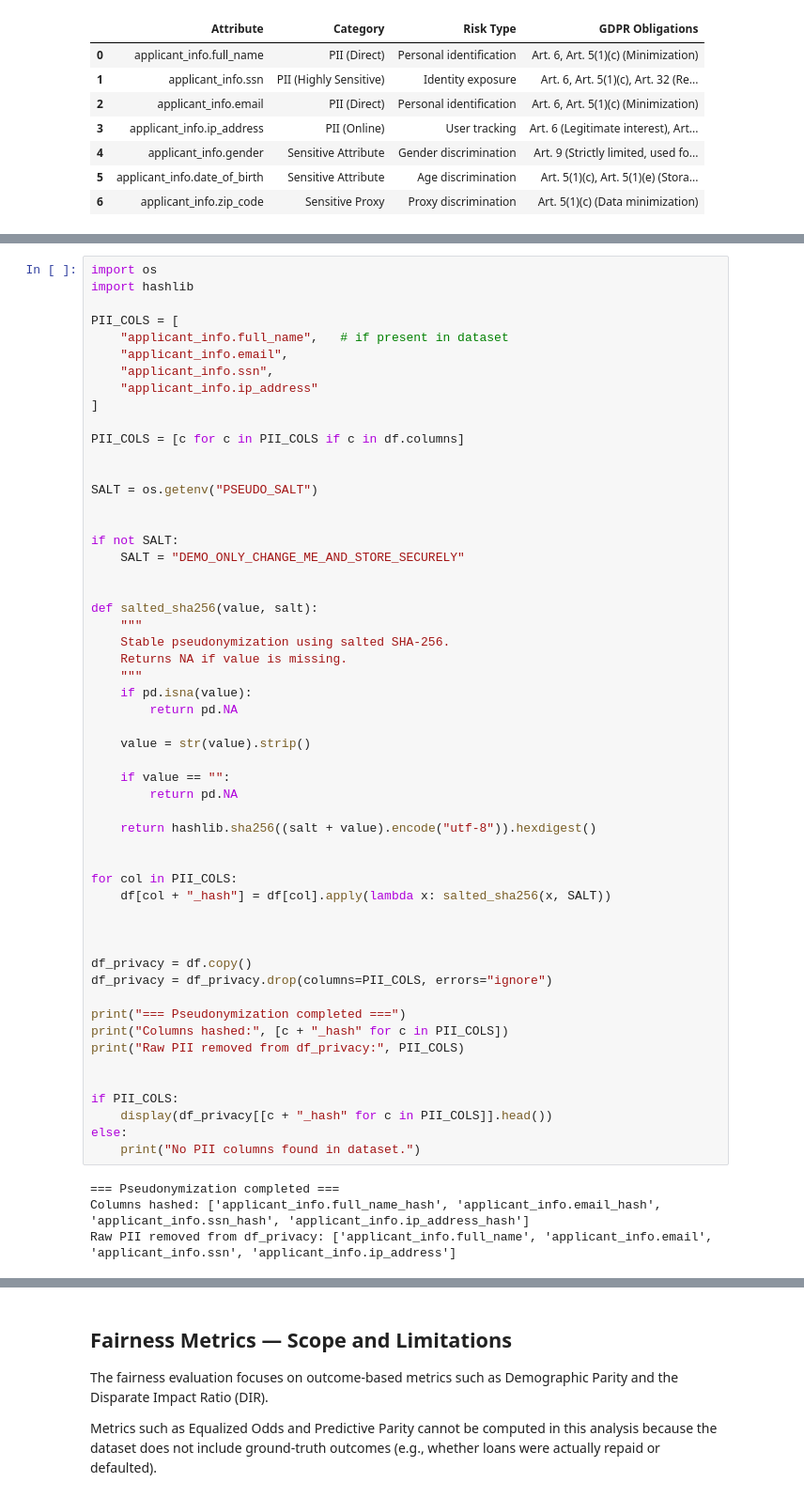
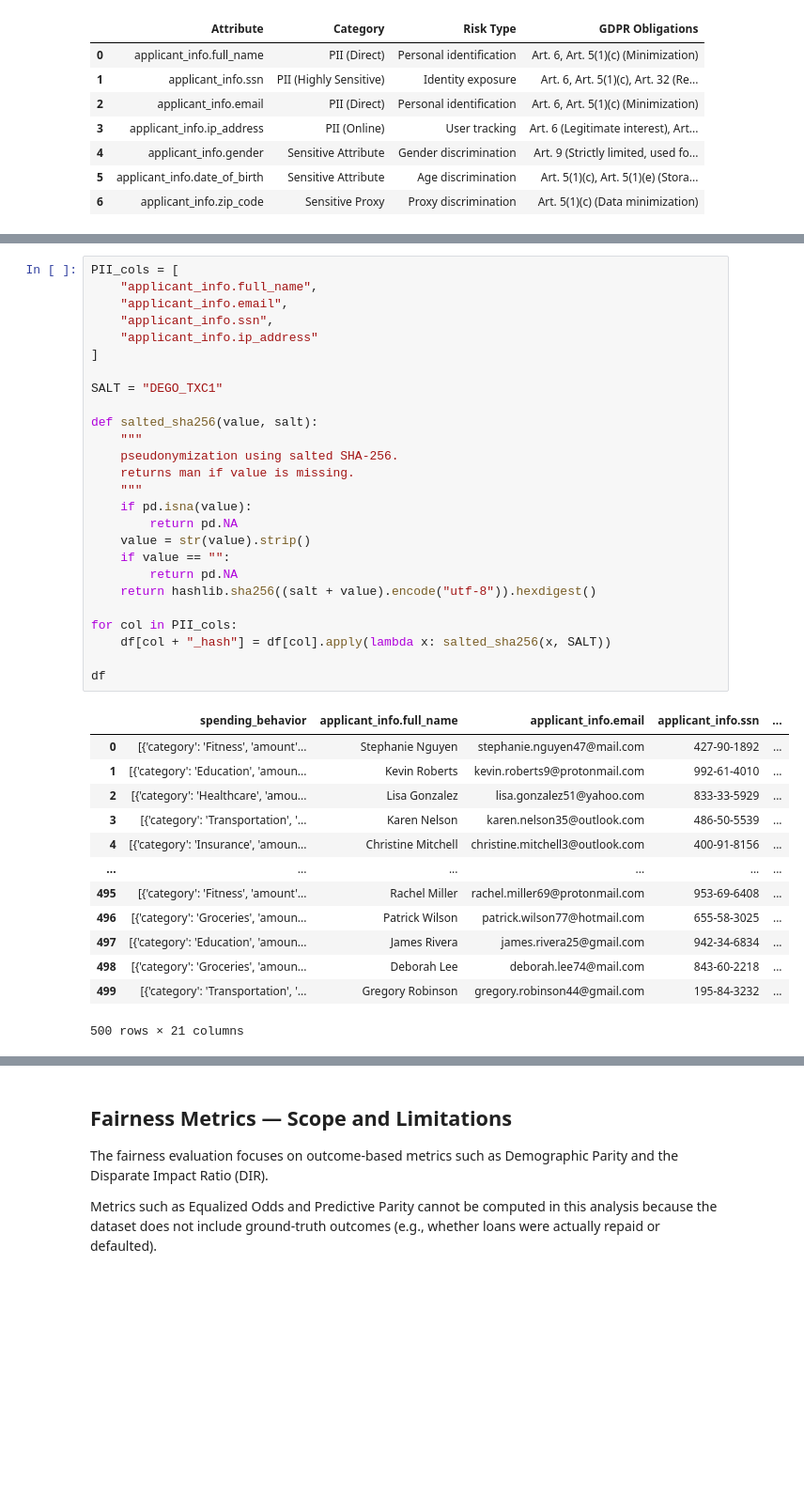
Before and after one commit to korbidietl/dego_gp_txc1, a Jupyter notebook: notebooks/03-privacy-demo.ipynb, the cells around one changed output, grey strips where cells are left out. Shown at 94% size. Cells and saved outputs as stored; diff of their text form; blank space fills up the shorter version.

```diff
--- a/notebooks/03-privacy-demo.ipynb
+++ b/notebooks/03-privacy-demo.ipynb
@@ -117,58 +105,40 @@ In our dataset, these personal attributes are originally stored inside a nested
 # %%
-import os
-import hashlib
-
-PII_COLS = [
-    "applicant_info.full_name",   # if present in dataset
+PII_cols = [
+    "applicant_info.full_name",
     "applicant_info.email",
     "applicant_info.ssn",
     "applicant_info.ip_address"
 ]
 
-PII_COLS = [c for c in PII_COLS if c in df.columns]
-
-
-SALT = os.getenv("PSEUDO_SALT")
-
-
-if not SALT:
-    SALT = "DEMO_ONLY_CHANGE_ME_AND_STORE_SECURELY"
-
+SALT = "DEGO_TXC1"
 
 def salted_sha256(value, salt):
     """
-    Stable pseudonymization using salted SHA-256.
-    Returns NA if value is missing.
+    pseudonymization using salted SHA-256.
+    returns man if value is missing.
     """
     if pd.isna(value):
         return pd.NA
-
     value = str(value).strip()
-
     if value == "":
         return pd.NA
-
     return hashlib.sha256((salt + value).encode("utf-8")).hexdigest()
 
-
-for col in PII_COLS:
+for col in PII_cols:
     df[col + "_hash"] = df[col].apply(lambda x: salted_sha256(x, SALT))
 
-
-
-df_privacy = df.copy()
-df_privacy = df_privacy.drop(columns=PII_COLS, errors="ignore")
-
-print("=== Pseudonymization completed ===")
-print("Columns hashed:", [c + "_hash" for c in PII_COLS])
-print("Raw PII removed from df_privacy:", PII_COLS)
-
-
-if PII_COLS:
-    display(df_privacy[[c + "_hash" for c in PII_COLS]].head())
-else:
-    print("No PII columns found in dataset.")
+df
 # %% [output]
+|  | spending_behavior | applicant_info.full_name | applicant_info.email | applicant_info.ssn | ... |
+| 0 | [{'category': 'Fitness', 'amount'... | Stephanie Nguyen | stephanie.nguyen47@mail.com | 427-90-1892 | ... |
+| 1 | [{'category': 'Education', 'amoun... | Kevin Roberts | kevin.roberts9@protonmail.com | 992-61-4010 | ... |
+| 2 | [{'category': 'Healthcare', 'amou... | Lisa Gonzalez | lisa.gonzalez51@yahoo.com | 833-33-5929 | ... |
+| 3 | [{'category': 'Transportation', '... | Karen Nelson | karen.nelson35@outlook.com | 486-50-5539 | ... |
+| 4 | [{'category': 'Insurance', 'amoun... | Christine Mitchell | christine.mitchell3@outlook.com | 400-91-8156 | ... |
+| ... | ... | ... | ... | ... | ... |
+| 495 | [{'category': 'Fitness', 'amount'... | Rachel Miller | rachel.miller69@protonmail.com | 953-69-6408 | ... |
+| 496 | [{'category': 'Groceries', 'amoun... | Patrick Wilson | patrick.wilson77@hotmail.com | 655-58-3025 | ... |
+| 497 | [{'category': 'Education', 'amoun... | James Rivera | james.rivera25@gmail.com | 942-34-6834 | ... |
+| 498 | [{'category': 'Groceries', 'amoun... | Deborah Lee | deborah.lee74@mail.com | 843-60-2218 | ... |
+| 499 | [{'category': 'Transportation', '... | Gregory Robinson | gregory.robinson44@gmail.com | 195-84-3232 | ... |
-=== Pseudonymization completed ===
-Columns hashed: ['applicant_info.full_name_hash', 'applicant_info.email_hash', 'applicant_info.ssn_hash', 'applicant_info.ip_address_hash']
-Raw PII removed from df_privacy: ['applicant_info.full_name', 'applicant_info.email', 'applicant_info.ssn', 'applicant_info.ip_address']
+500 rows × 21 columns
```
Also changed, not shown: parts of 13 cells of this notebook, 2 other files.
